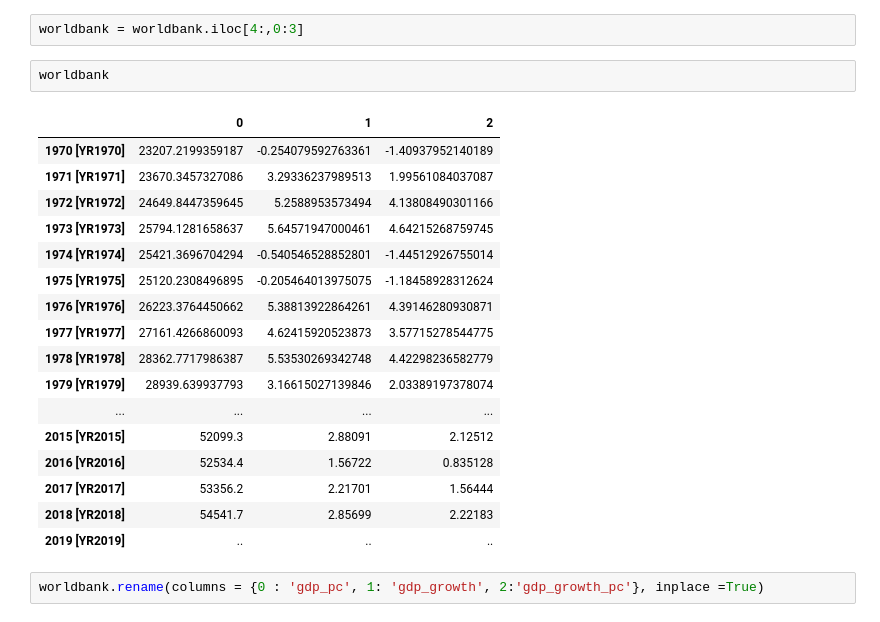
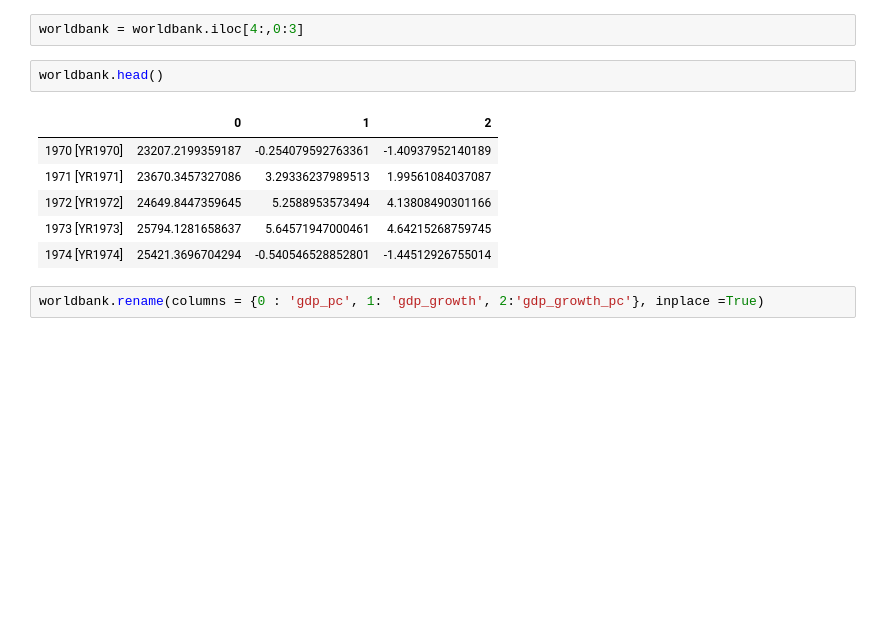
Before and after one commit to fsarraf/Mod3_project, a Jupyter notebook: api test.ipynb, the cells around one changed output. Drawn from its saved outputs; the diff is of its cells as text; blank space fills up the shorter version.

```diff
--- a/api test.ipynb
+++ b/api test.ipynb
@@ -305,25 +245,14 @@ worldbank = worldbank.transpose()
 # %%
 worldbank = worldbank.iloc[4:,0:3]
 # %%
-worldbank
+worldbank.head()
 # %% [output]
 |  | 0 | 1 | 2 |
 | 1970 [YR1970] | 23207.2199359187 | -0.254079592763361 | -1.40937952140189 |
 | 1971 [YR1971] | 23670.3457327086 | 3.29336237989513 | 1.99561084037087 |
 | 1972 [YR1972] | 24649.8447359645 | 5.2588953573494 | 4.13808490301166 |
 | 1973 [YR1973] | 25794.1281658637 | 5.64571947000461 | 4.64215268759745 |
 | 1974 [YR1974] | 25421.3696704294 | -0.540546528852801 | -1.44512926755014 |
-| 1975 [YR1975] | 25120.2308496895 | -0.205464013975075 | -1.18458928312624 |
-| 1976 [YR1976] | 26223.3764450662 | 5.38813922864261 | 4.39146280930871 |
-| 1977 [YR1977] | 27161.4266860093 | 4.62415920523873 | 3.57715278544775 |
-| 1978 [YR1978] | 28362.7717986387 | 5.53530269342748 | 4.42298236582779 |
-| 1979 [YR1979] | 28939.639937793 | 3.16615027139846 | 2.03389197378074 |
-| ... | ... | ... | ... |
-| 2015 [YR2015] | 52099.3 | 2.88091 | 2.12512 |
-| 2016 [YR2016] | 52534.4 | 1.56722 | 0.835128 |
-| 2017 [YR2017] | 53356.2 | 2.21701 | 1.56444 |
-| 2018 [YR2018] | 54541.7 | 2.85699 | 2.22183 |
-| 2019 [YR2019] | .. | .. | .. |
 # %%
 worldbank.rename(columns = {0 : 'gdp_pc', 1: 'gdp_growth', 2:'gdp_growth_pc'}, inplace =True)
 # %%
```
Also changed, not shown: parts of 113 cells of this notebook, 5 other files.
